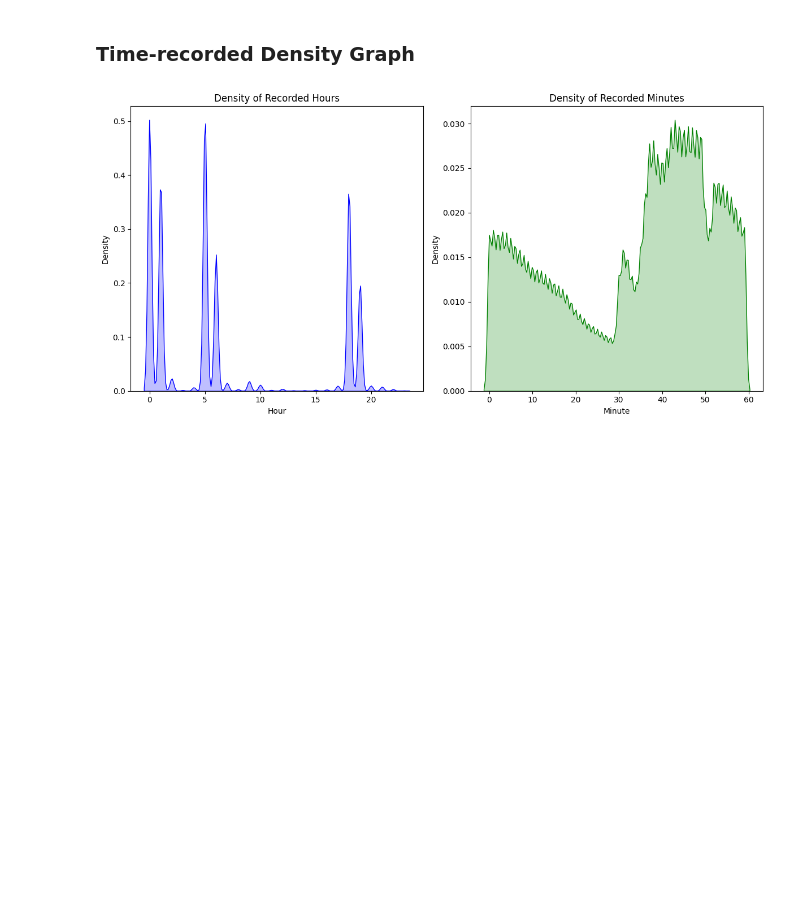
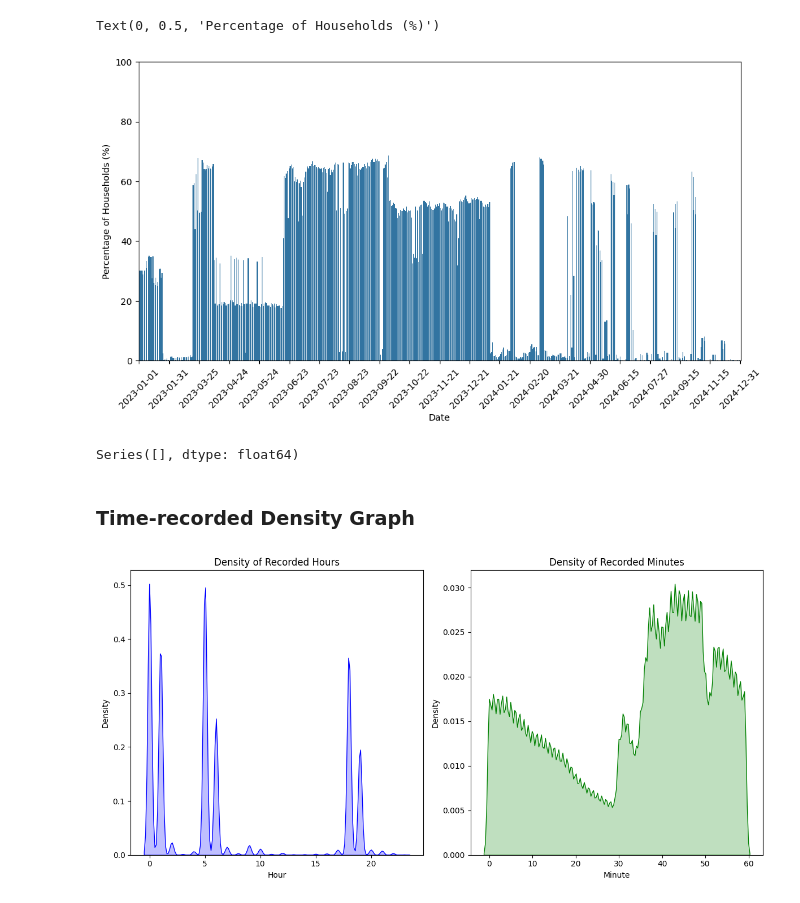
Before and after one commit to LIRNEasia/SL_electricity_consumption, a Jupyter notebook: notebooks/eda_smart_6_hour_data.ipynb, the cells around one changed output. Saved outputs shown, nothing was run; the diff lists cells and outputs as text; code cells hidden in the pictures; blank space fills up the shorter version.

```diff
--- a/notebooks/eda_smart_6_hour_data.ipynb
+++ b/notebooks/eda_smart_6_hour_data.ipynb
@@ -29,3 +55,32 @@ all_data_filtered['DATETIME'] = pd.to_datetime(all_data_filtered['DATE'] + ' ' +
+# %%
+# ahousehold should have 96 dataponts for a day, plotting the percentage
+
+merged = all_data_filtered.merge(survey[['household_ID', 'no_of_electricity_meters']], on='household_ID', how='inner')
+
+total_households = merged['household_ID'].nunique()
+counts = merged.groupby(['DATE', 'household_ID']).size()
+full_reporting = counts[counts == 3].groupby('DATE').count()
+
+percentage_per_day = (full_reporting / 1877) * 100
+
+plt.figure(figsize=(12, 6))
+sns.barplot(x=percentage_per_day.index, y=percentage_per_day.values)
+# x axis only should only show from month to month
+plt.xticks(ticks=range(0, len(percentage_per_day.index), 30), labels=percentage_per_day.index[::30], rotation=45)
+# y axis should go till 100
+plt.ylim(0, 100)
+plt.xticks(rotation=45)
+
+#plt.title('Percentage of Households')
+plt.xlabel('Date')
+plt.ylabel('Percentage of Households (%)')
+# %% [output]
+Text(0, 0.5, 'Percentage of Households (%)')
+[figure, added]
+# %%
+percentage_per_day
+# %% [output]
+Series([], dtype: float64)
 # %% [markdown]
 ### Time-recorded Density Graph
 # %%
```
Also changed, not shown: parts of 3 cells of this notebook, 25 other files.
